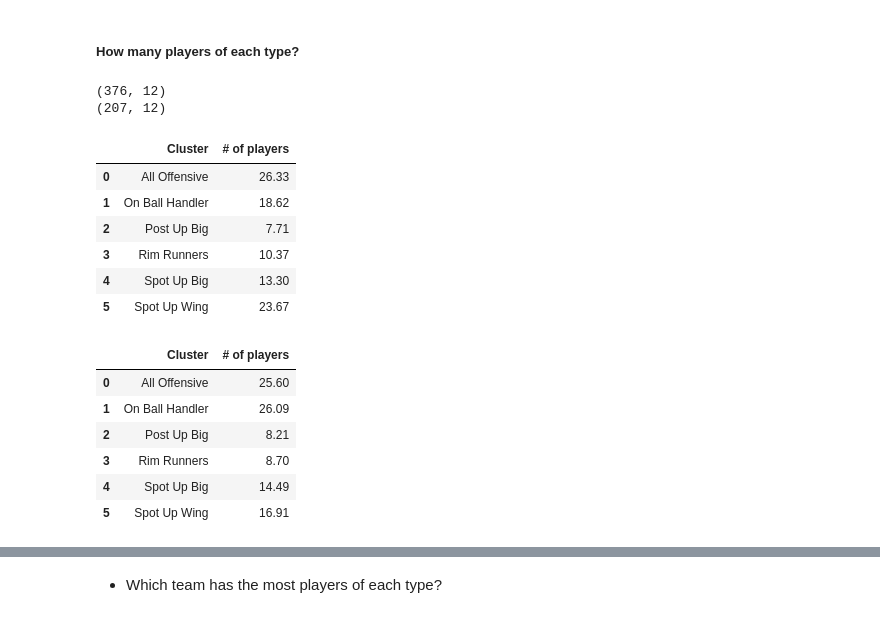
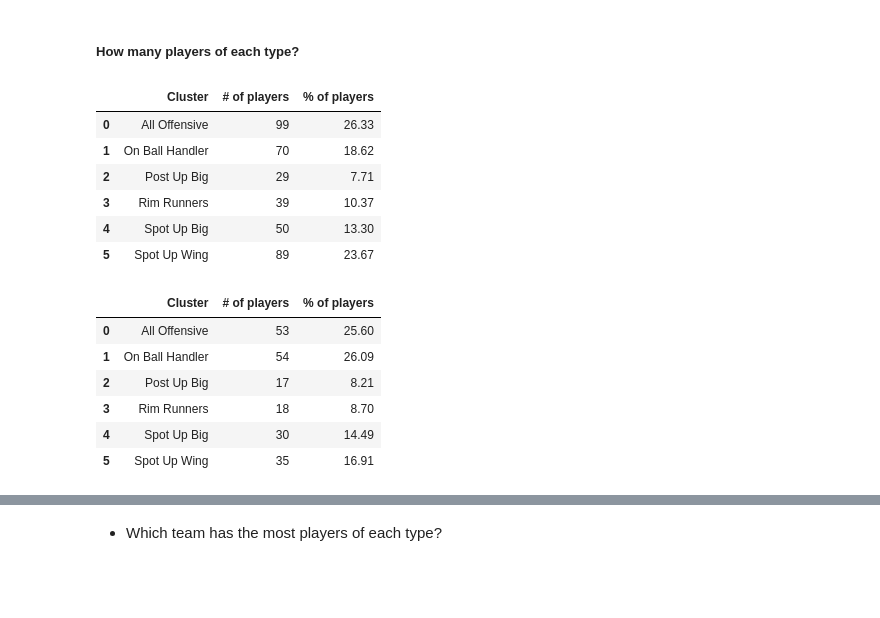
Before and after one commit to GabrielGausachs/Kmeans-for-NBA-PlayerTypes, a Jupyter notebook: code/analysing.ipynb, the cells around one changed output, grey strips where cells are left out. Cells and saved outputs as stored; diff of their text form; code cells hidden in the pictures; blank space fills up the shorter version.

```diff
--- a/code/analysing.ipynb
+++ b/code/analysing.ipynb
@@ -46,46 +46,32 @@ plt.show()
 [figure]
 # %% [markdown]
 ##### How many players of each type?
-# %%
-s_2019 = players_new_types[players_new_types['Season']==2019]
-s_2020 = players_new_types[players_new_types['Season']==2020]
-print(s_2019.shape)
-print(s_2020.shape)
-
-s_2019=s_2019.groupby('Cluster').size().reset_index(name='# of players')
-
-suma_total = s_2019['# of players'].sum()
-
-
-# Dividir la columna "# of players" por la suma total
-s_2019['# of players'] = ((s_2019['# of players'] / suma_total) * 100).round(2)
-
-
-s_2020=s_2020.groupby('Cluster').size().reset_index(name='# of players')
-
-suma_total = s_2020['# of players'].sum()
-
-
-# Dividir la columna "# of players" por la suma total
-s_2020['# of players'] = ((s_2020['# of players'] / suma_total) * 100).round(2)
-
-display(s_2019)
-display(s_2020)
-# %% [output]
-(376, 12)
-(207, 12)
-|  | Cluster | # of players |
-| 0 | All Offensive | 26.33 |
-| 1 | On Ball Handler | 18.62 |
-| 2 | Post Up Big | 7.71 |
-| 3 | Rim Runners | 10.37 |
-| 4 | Spot Up Big | 13.30 |
-| 5 | Spot Up Wing | 23.67 |
-|  | Cluster | # of players |
-| 0 | All Offensive | 25.60 |
-| 1 | On Ball Handler | 26.09 |
-| 2 | Post Up Big | 8.21 |
-| 3 | Rim Runners | 8.70 |
-| 4 | Spot Up Big | 14.49 |
-| 5 | Spot Up Wing | 16.91 |
+# %%
+def pct_players_of_each_type(season):
+    new_dt = players_new_types[players_new_types['Season']==season]
+
+    new_dt=new_dt.groupby('Cluster').size().reset_index(name='# of players')
+    total_sum = new_dt['# of players'].sum()
+    new_dt['% of players'] = ((new_dt['# of players'] / total_sum) * 100).round(2)
+    return new_dt
+
+s_2019=pct_players_of_each_type(2019)
+s_2020=pct_players_of_each_type(2020)
+#display(s_2019)
+#display(s_2020)
+# %% [output]
+|  | Cluster | # of players | % of players |
+| 0 | All Offensive | 99 | 26.33 |
+| 1 | On Ball Handler | 70 | 18.62 |
+| 2 | Post Up Big | 29 | 7.71 |
+| 3 | Rim Runners | 39 | 10.37 |
+| 4 | Spot Up Big | 50 | 13.30 |
+| 5 | Spot Up Wing | 89 | 23.67 |
+|  | Cluster | # of players | % of players |
+| 0 | All Offensive | 53 | 25.60 |
+| 1 | On Ball Handler | 54 | 26.09 |
+| 2 | Post Up Big | 17 | 8.21 |
+| 3 | Rim Runners | 18 | 8.70 |
+| 4 | Spot Up Big | 30 | 14.49 |
+| 5 | Spot Up Wing | 35 | 16.91 |
 # %%
```
Also changed, not shown: parts of 1 cell of this notebook, 2 other files.
